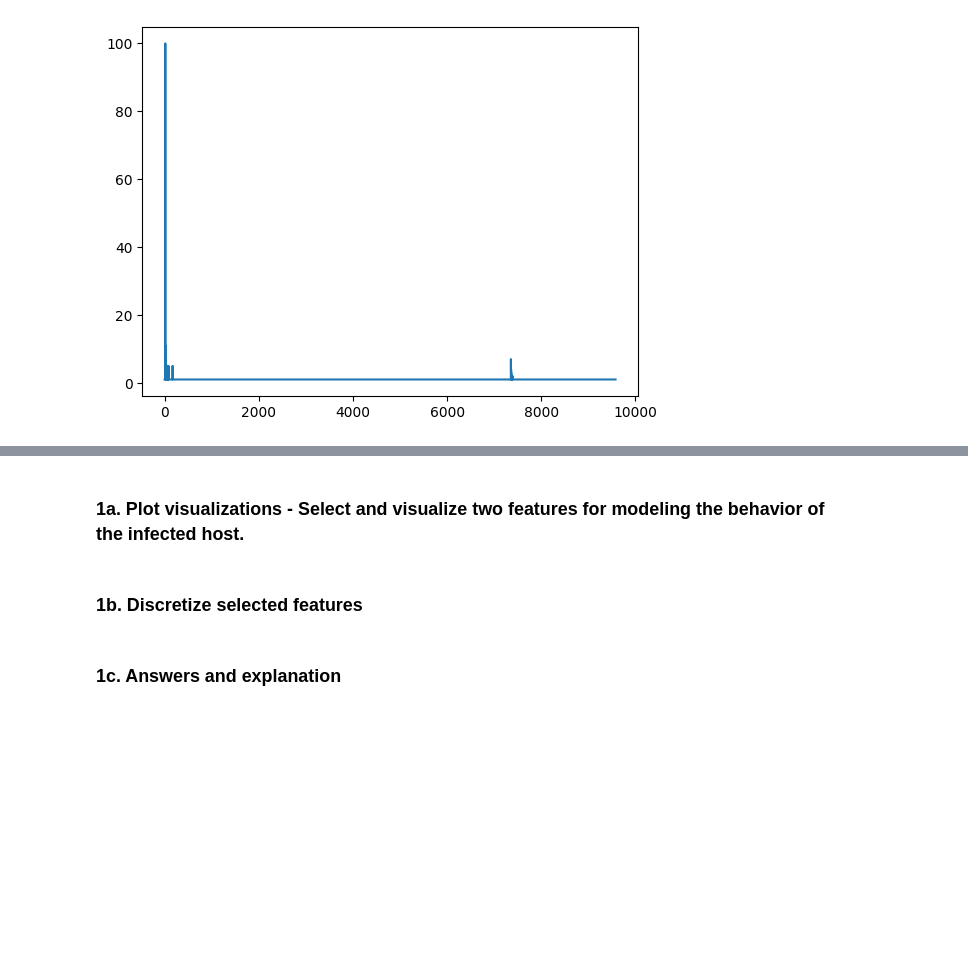
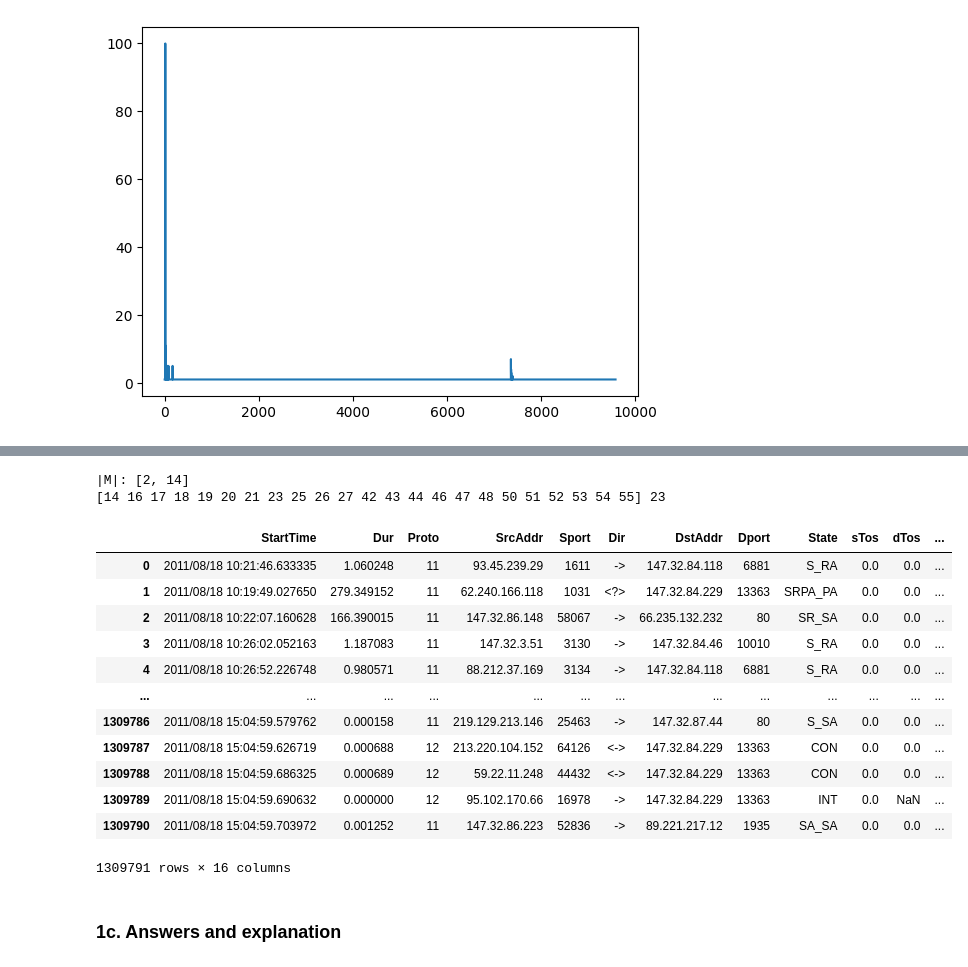
Before and after one commit to BigLob/CDA, a Jupyter notebook: Lab3.ipynb, the cells around one changed output, grey strips where cells are left out. Cells and saved outputs as stored; diff of their text form; code cells hidden in the pictures; blank space fills up the shorter version.

```diff
--- a/Lab3.ipynb
+++ b/Lab3.ipynb
@@ -67,5 +91,5 @@ Text(0.5, 1.0, 'Total number of packets (regular)')
 # %%
-def descritize_data(feature_data, num_bins=10, type="bins", percentiles=None):
+def discretize_data(feature_data, num_bins=10, type="bins", percentiles=None):
     if type == "bins":
         bin_boundaries = np.linspace(np.min(feature_data), np.max(feature_data), num_bins)
         bin_indices = np.digitize(feature_data, bin_boundaries)
@@ -152,9 +163,62 @@ array([    1. ,     1.7,     2.4,     3.1,     3.8,     4.5,     5.2,
 # plt.plot(range(len(combined_features_add)), combined_features_add)
 # plt.title("Combined descretized features (add)")
 # plt.show()
-# %% [markdown]
-### 1a. Plot visualizations - Select and visualize two features for modeling the behavior of the infected host.
-# %% [markdown]
-### 1b. Discretize selected features
+# %%
+def attribute_encoding(netflow, M_len):
+    features = ['TotPkts','Proto']
+    k = len(features)
+
+    spaceSize = M_len[0] * M_len[1]
+#     print("SpaceSize is :", spaceSize)
+
+    code = 0
+    for i in range(k):
+        code += netflow[features[i]] *  spaceSize/M_len[i]
+        spaceSize /= M_len[i]
+    return code
+
+
+# discretize features: protocol and the number of packages to all data
+discretized_df = data.copy()
+# print(list(discretized_df['Proto'].unique()))
+# encoding_dict = {"tcp": 0, "udp": 1, "icmp": 2}
+# discretized_df.loc[:, 'Proto'] = discretized_df.loc[:, 'Proto'].map(encoding_dict)
+
+from sklearn.preprocessing import LabelEncoder
+
+# Create an instance of LabelEncoder
+label_encoder = LabelEncoder()
+
+# Fit the label encoder on the column with categorical values
+discretized_df.loc[:, 'Proto'] = label_encoder.fit_transform(discretized_df['Proto'])
+
+
+discretized_df.loc[:, 'TotPkts'] = discretize_data(discretized_df.loc[:, 'TotPkts'], type="percentile", percentiles=[0, 70, 99])
+
+M_len = [len(np.unique(discretized_df.loc[:, 'TotPkts'])), len(np.unique(discretized_df.loc[:, 'Proto']))]
+print("|M|:",M_len)
+
+discretized_df.loc[:, 'encoded'] = discretized_df.apply(lambda row: attribute_encoding(row, M_len), axis=1).astype(int)
+
+print(np.unique(discretized_df['encoded']), len(np.unique(discretized_df['encoded'])))
+# %% [output]
+|M|: [2, 14]
+[14 16 17 18 19 20 21 23 25 26 27 42 43 44 46 47 48 50 51 52 53 54 55] 23
+# %%
+discretized_df
+# %% [output]
+|  | StartTime | Dur | Proto | SrcAddr | Sport | Dir | DstAddr | Dport | State | sTos | dTos | ... |
+| 0 | 2011/08/18 10:21:46.633335 | 1.060248 | 11 | 93.45.239.29 | 1611 | -> | 147.32.84.118 | 6881 | S_RA | 0.0 | 0.0 | ... |
+| 1 | 2011/08/18 10:19:49.027650 | 279.349152 | 11 | 62.240.166.118 | 1031 | <?> | 147.32.84.229 | 13363 | SRPA_PA | 0.0 | 0.0 | ... |
+| 2 | 2011/08/18 10:22:07.160628 | 166.390015 | 11 | 147.32.86.148 | 58067 | -> | 66.235.132.232 | 80 | SR_SA | 0.0 | 0.0 | ... |
+| 3 | 2011/08/18 10:26:02.052163 | 1.187083 | 11 | 147.32.3.51 | 3130 | -> | 147.32.84.46 | 10010 | S_RA | 0.0 | 0.0 | ... |
+| 4 | 2011/08/18 10:26:52.226748 | 0.980571 | 11 | 88.212.37.169 | 3134 | -> | 147.32.84.118 | 6881 | S_RA | 0.0 | 0.0 | ... |
+| ... | ... | ... | ... | ... | ... | ... | ... | ... | ... | ... | ... | ... |
+| 1309786 | 2011/08/18 15:04:59.579762 | 0.000158 | 11 | 219.129.213.146 | 25463 | -> | 147.32.87.44 | 80 | S_SA | 0.0 | 0.0 | ... |
+| 1309787 | 2011/08/18 15:04:59.626719 | 0.000688 | 12 | 213.220.104.152 | 64126 | <-> | 147.32.84.229 | 13363 | CON | 0.0 | 0.0 | ... |
+| 1309788 | 2011/08/18 15:04:59.686325 | 0.000689 | 12 | 59.22.11.248 | 44432 | <-> | 147.32.84.229 | 13363 | CON | 0.0 | 0.0 | ... |
+| 1309789 | 2011/08/18 15:04:59.690632 | 0.000000 | 12 | 95.102.170.66 | 16978 | -> | 147.32.84.229 | 13363 | INT | 0.0 | NaN | ... |
+| 1309790 | 2011/08/18 15:04:59.703972 | 0.001252 | 11 | 147.32.86.223 | 52836 | -> | 89.221.217.12 | 1935 | SA_SA | 0.0 | 0.0 | ... |
+1309791 rows × 16 columns
 # %% [markdown]
 ### 1c. Answers and explanation
```
Also changed, not shown: parts of 10 cells of this notebook.
